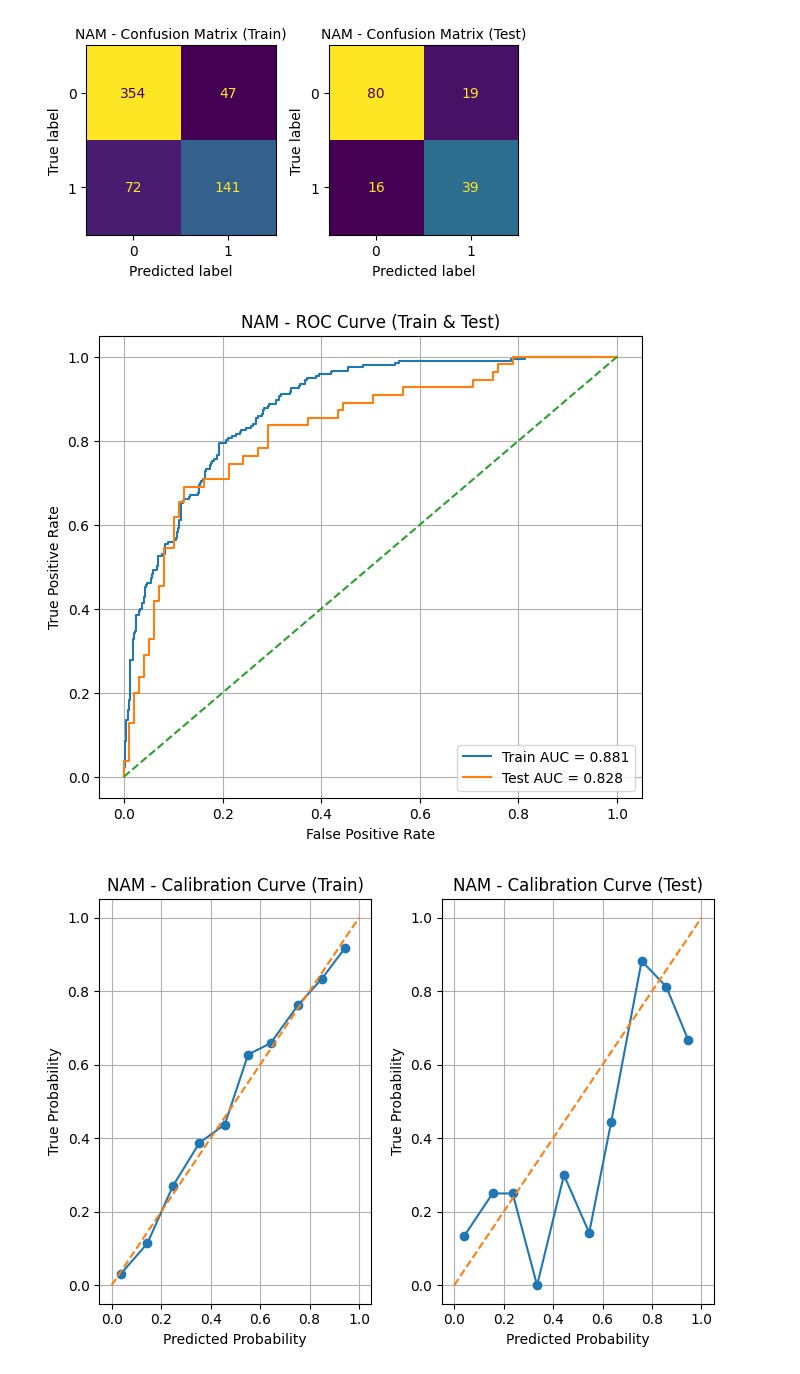
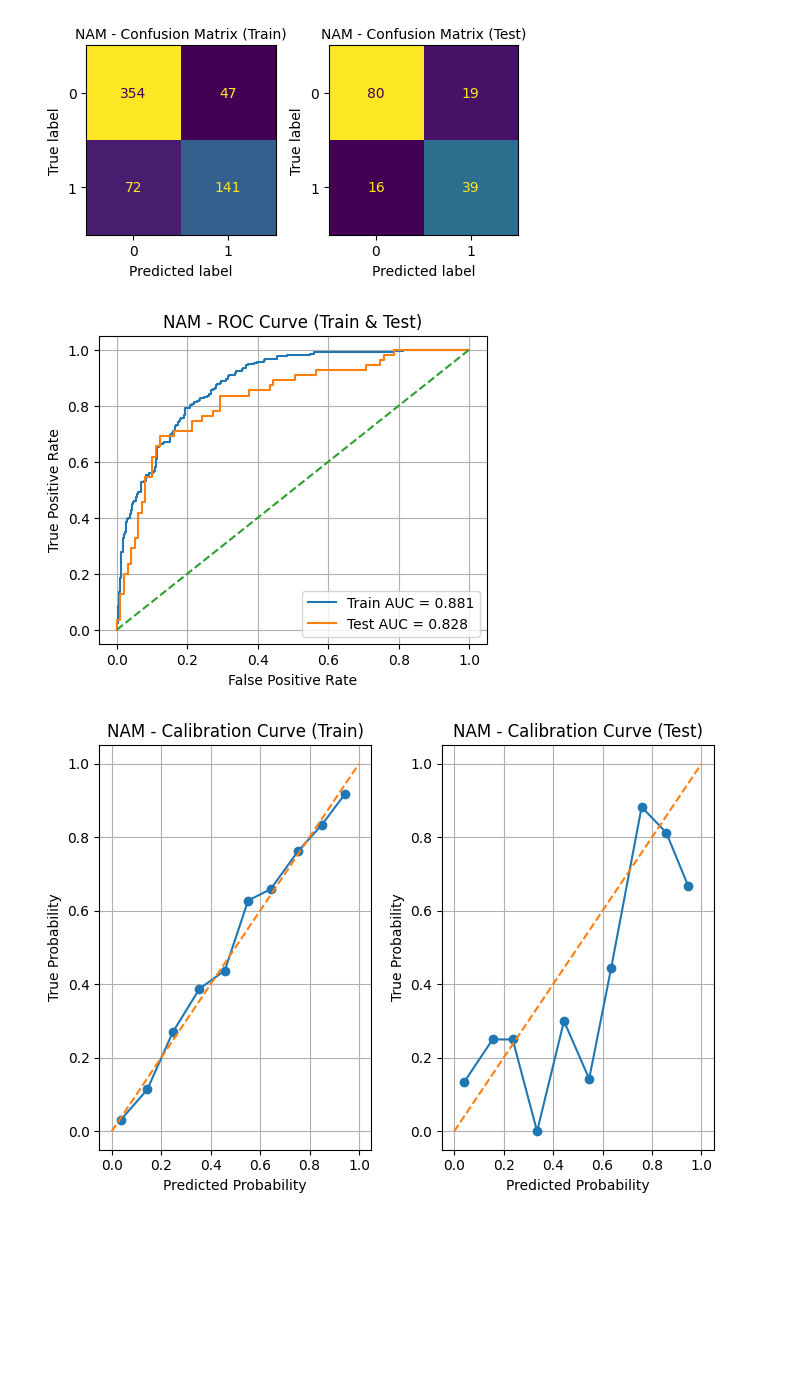
Before and after one commit to asheta66/CNN, a Jupyter notebook: GAM_and_NAM_ver1_ipynb.ipynb, the cells around one changed output. Drawn from its saved outputs; the diff is of its cells as text; code cells hidden in the pictures; blank space fills up the shorter version.

```diff
--- a/GAM_and_NAM_ver1_ipynb.ipynb
+++ b/GAM_and_NAM_ver1_ipynb.ipynb
@@ -382,19 +382,19 @@ plt.show()
 # %% [output]
 [figure]
 # %%
-plt.figure(figsize=(7, 6))
+plt.figure(figsize=(5, 4))
 plt.plot(fpr_train_nam, tpr_train_nam, label=f"Train AUC = {roc_auc_train_nam:.3f}")
 plt.plot(fpr_test_nam, tpr_test_nam, label=f"Test AUC = {roc_auc_test_nam:.3f}")
 plt.plot([0, 1], [0, 1], linestyle='--')
 plt.xlabel("False Positive Rate")
 plt.ylabel("True Positive Rate")
 plt.title("NAM - ROC Curve (Train & Test)")
 plt.legend(loc='lower right')  # <-- legend at bottom right
 plt.grid(True)
 plt.savefig("nam_roc_curve.png")
 plt.show()
 # %% [output]
-[figure, old version]
+[figure, new version]
 # %%
 # Calibration Curves for NAM
 prob_true_train_nam, prob_pred_train_nam = calibration_curve(y_train, train_probs, n_bins=10)
```
Also changed, not shown: parts of 1 cell of this notebook.
